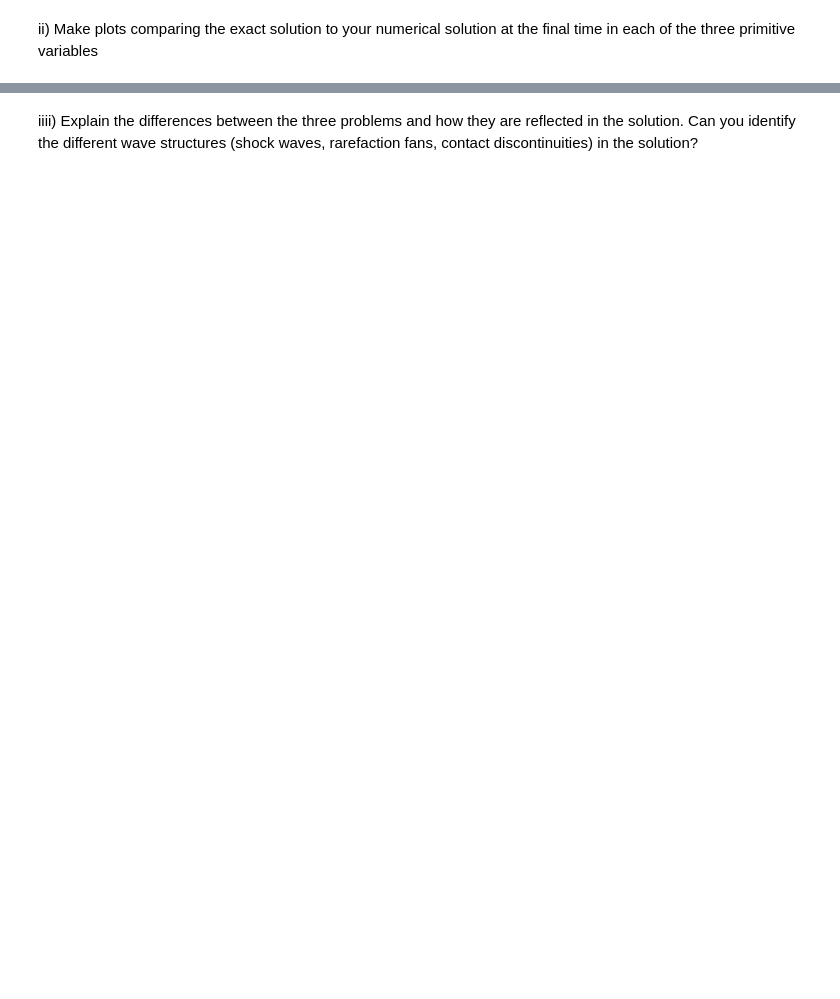
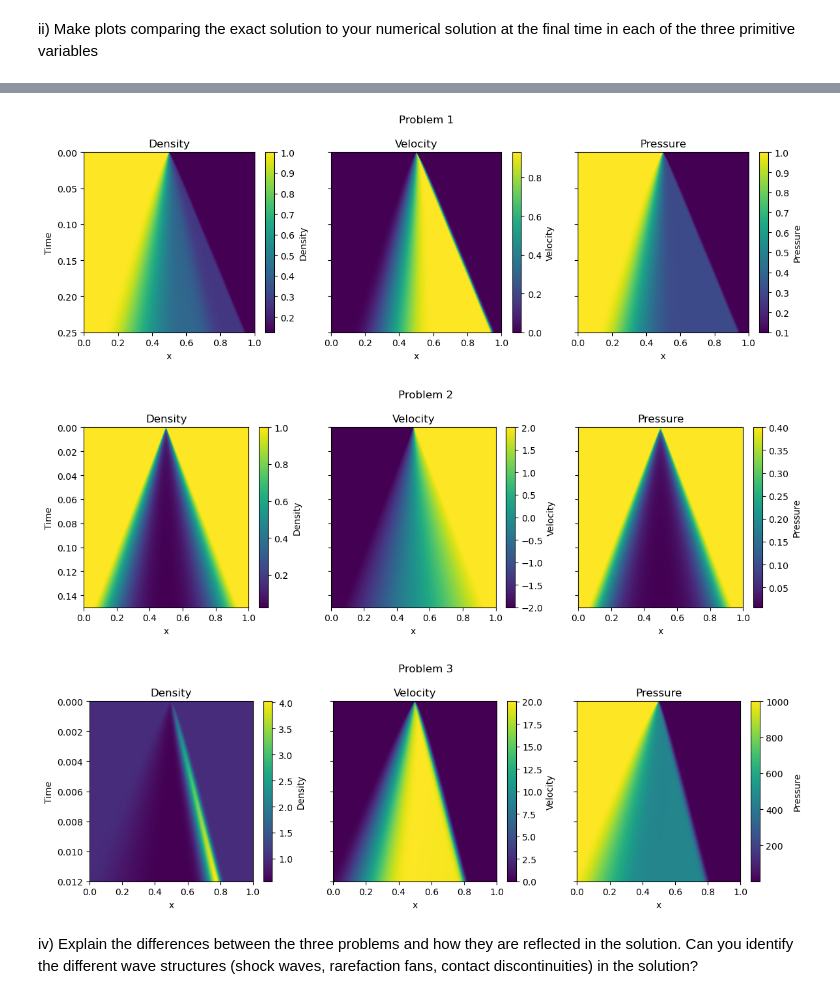
Before and after one commit to ShannonS00/Computational-Astrophysics, a Jupyter notebook: Worksheet_8/Worksheet_8_G22.ipynb, the cells around one changed output, grey strips where cells are left out. Saved outputs shown, nothing was run; the diff lists cells and outputs as text; code cells hidden in the pictures; blank space fills up the shorter version.

```diff
--- a/Worksheet_8/Worksheet_8_G22.ipynb
+++ b/Worksheet_8/Worksheet_8_G22.ipynb
@@ -426,5 +526,32 @@ iii) Show also a space-time diagram of the solution numerical solution over the
+# %%
+def plot_spacetime_all_vars(Q_hist, t_hist, title):
+    labels = ['Density', 'Velocity', 'Pressure']
+    fig, axes = plt.subplots(1, 3, figsize=(12, 4), sharey=True)
+    for i, ax in enumerate(axes):
+        im = ax.imshow(
+            Q_hist[:, :, i],
+            extent=[0, 1, t_hist[-1], 0],
+            aspect='auto',
+            cmap='viridis'
+        )
+        ax.set_title(labels[i])
+        ax.set_xlabel('x')
+        if i == 0:
+            ax.set_ylabel('Time')
+        fig.colorbar(im, ax=ax, label=labels[i])
+    plt.suptitle(title)
+    plt.tight_layout()
+    plt.show()
+# %%
+plot_spacetime_all_vars(Qhist1, thist1, title='Problem 1')
+plot_spacetime_all_vars(Qhist2, thist2, title='Problem 2')
+plot_spacetime_all_vars(Qhist3, thist3, title='Problem 3')
+# %% [output]
+[figure, added]
+[figure, added]
+[figure, added]
 # %% [markdown]
-iiii)  Explain the differences
+iv)  Explain the differences
  between the three problems and how they are reflected in the solution. Can you identify
  the different wave structures (shock waves, rarefaction fans, contact discontinuities) in the
  solution?
```
Also changed, not shown: parts of 19 cells of this notebook.
